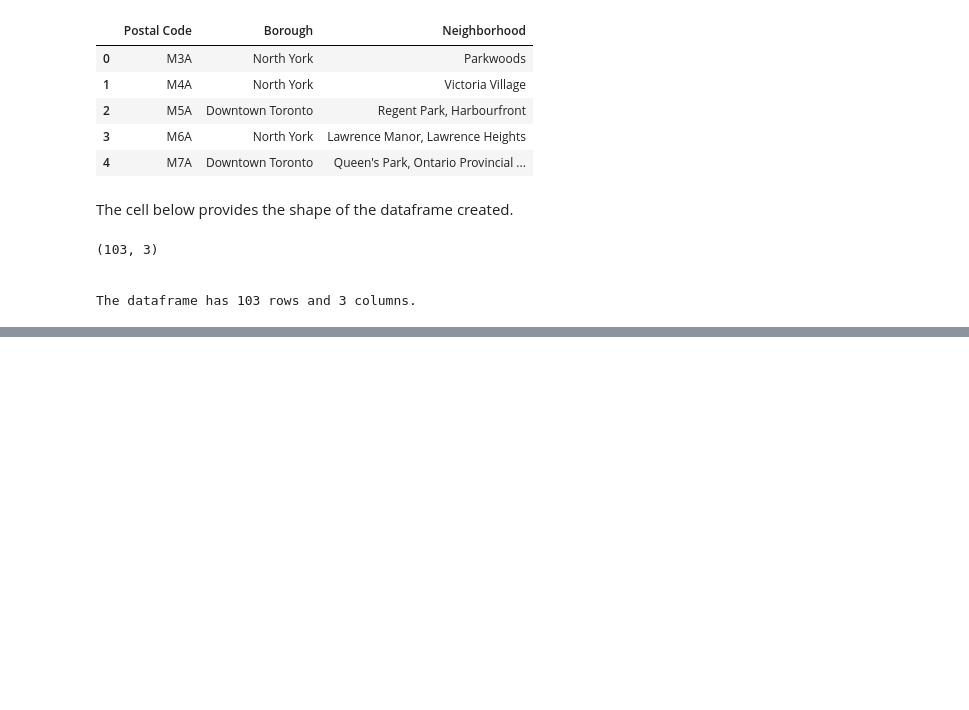
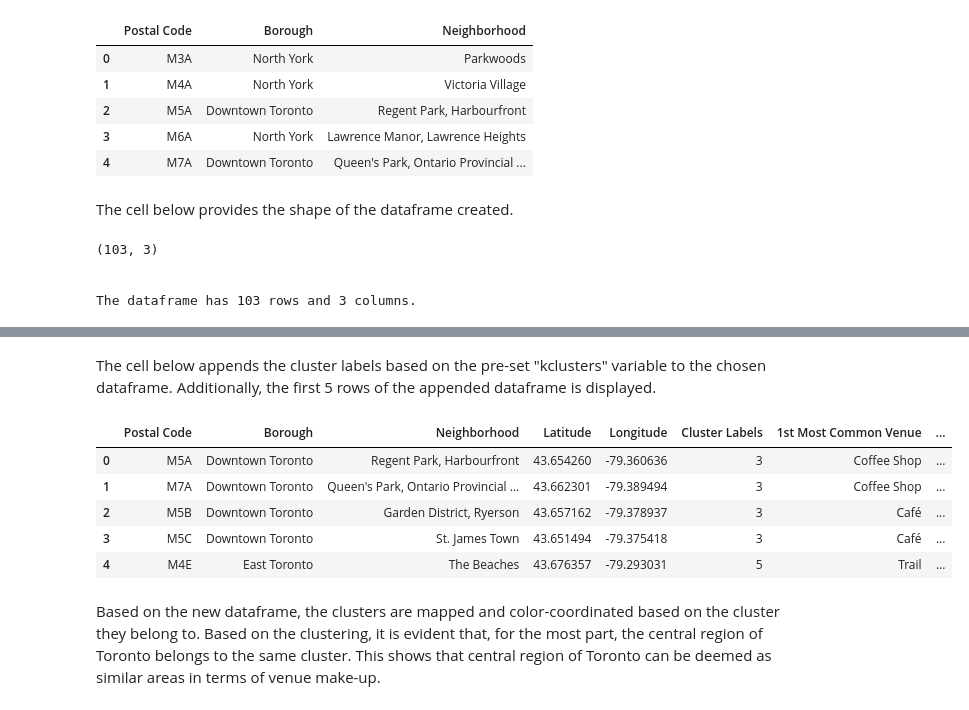
Before and after one commit to rayc97/Coursera_Capstone, a Jupyter notebook: Capstone Assignment.ipynb, the cells around one changed output, grey strips where cells are left out. Saved outputs shown, nothing was run; the diff lists cells and outputs as text; code cells hidden in the pictures; blank space fills up the shorter version.

```diff
--- a/Capstone Assignment.ipynb
+++ b/Capstone Assignment.ipynb
@@ -61,0 +349,6 @@ The dataframe has 103 rows and 3 columns.
+# %%
+def return_most_common_venues(row, num_top_venues):
+    row_categories = row.iloc[1:]
+    row_categories_sorted = row_categories.sort_values(ascending=False)
+
+    return row_categories_sorted.index.values[0:num_top_venues]
@@ -61,0 +357,17 @@ The dataframe has 103 rows and 3 columns.
+# %%
+indicators = ['st', 'nd', 'rd']
+
+columns = ['Neighborhood']
+for ind in np.arange(num_top_venues):
+    try:
+        columns.append('{}{} Most Common Venue'.format(ind+1, indicators[ind]))
+    except:
+        columns.append('{}th Most Common Venue'.format(ind+1))
+
+neighborhoods_venues_sorted = pd.DataFrame(columns=columns)
+neighborhoods_venues_sorted['Neighborhood'] = toronto_grouped['Neighborhood']
+
+for ind in np.arange(toronto_grouped.shape[0]):
+    neighborhoods_venues_sorted.iloc[ind, 1:] = return_most_common_venues(toronto_grouped.iloc[ind, :], num_top_venues)
+
+neighborhoods_venues_sorted.head()
@@ -61,0 +428,19 @@ The dataframe has 103 rows and 3 columns.
+# %% [markdown]
+The cell below appends the cluster labels based on the pre-set "kclusters" variable to the chosen dataframe. Additionally, the first 5 rows of the appended dataframe is displayed.
+# %%
+neighborhoods_venues_sorted.insert(0, 'Cluster Labels', kmeans.labels_)
+
+toronto_merged = toronto_df
+
+toronto_merged = toronto_merged.join(neighborhoods_venues_sorted.set_index('Neighborhood'), on='Neighborhood')
+
+toronto_merged.head()
+# %% [output]
+|  | Postal Code | Borough | Neighborhood | Latitude | Longitude | Cluster Labels | 1st Most Common Venue | ... |
+| 0 | M5A | Downtown Toronto | Regent Park, Harbourfront | 43.654260 | -79.360636 | 3 | Coffee Shop | ... |
+| 1 | M7A | Downtown Toronto | Queen's Park, Ontario Provincial ... | 43.662301 | -79.389494 | 3 | Coffee Shop | ... |
+| 2 | M5B | Downtown Toronto | Garden District, Ryerson | 43.657162 | -79.378937 | 3 | Café | ... |
+| 3 | M5C | Downtown Toronto | St. James Town | 43.651494 | -79.375418 | 3 | Café | ... |
+| 4 | M4E | East Toronto | The Beaches | 43.676357 | -79.293031 | 5 | Trail | ... |
+# %% [markdown]
+Based on the new dataframe, the clusters are mapped and color-coordinated based on the cluster they belong to. Based on the clustering, it is evident that, for the most part, the central region of Toronto belongs to the same cluster. This shows that central region of Toronto can be deemed as similar areas in terms of venue make-up.
```
Also changed, not shown: parts of 38 cells of this notebook.
